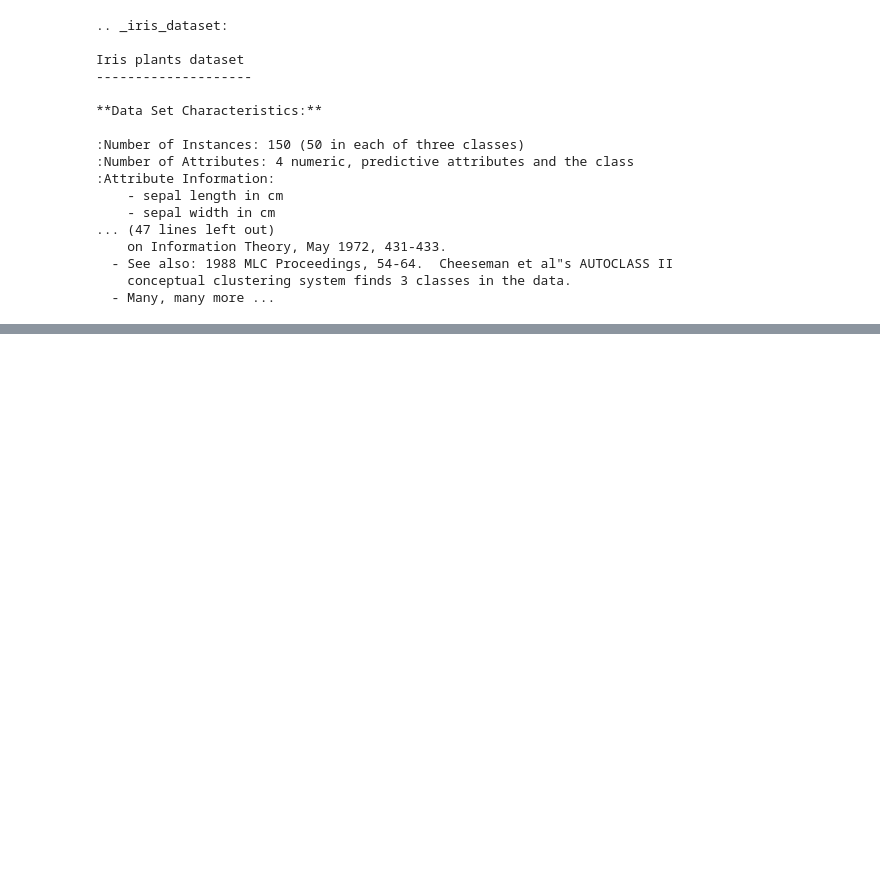
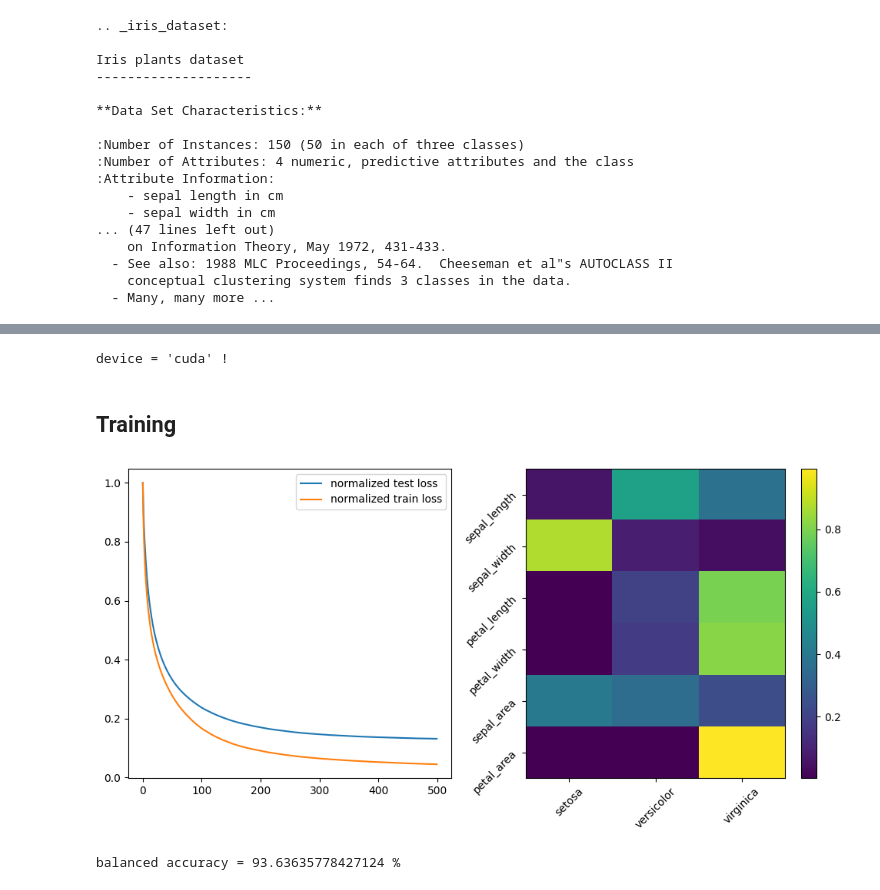
Before and after one commit to alexandre-laine/PyTorch-Tests, a Jupyter notebook: PyTorch_Irisdataset.ipynb, the cells around one changed output, grey strips where cells are left out. Cells and saved outputs as stored; diff of their text form; code cells hidden in the pictures; blank space fills up the shorter version.

Commit message:
Iris Dataset classification

```diff
--- a/PyTorch_Irisdataset.ipynb
+++ b/PyTorch_Irisdataset.ipynb
@@ -63,21 +82,18 @@ class my_classifier(torch.nn.Module):
         super(my_classifier, self).__init__()
 
         self.linear = torch.nn.Linear(N_feature, N_classe)
-        self.sigmoid = torch.nn.Sigmoid()
+        self.logsoftmax = torch.nn.LogSoftmax(dim=-1)
 
     def forward(self, x):
 
         x_in = self.linear(x)
-        x_out = self.sigmoid(x_in)
+        x_out = self.logsoftmax(x_in)
 
         return x_out
 # %%
-# select the loss function for the binary classification
-criterion = torch.nn(reduction="mean")
-batch_size = 2**5
-print(f"{batch_size = }")
-
 # select the device support
 device = "cuda" if torch.cuda.is_available() else "cpu"
 if device == "cuda" : torch.cuda.empty_cache()
 print(f"{device = } !")
+# %% [output]
+device = 'cuda' !
@@ -83,0 +211,13 @@ print(f"{device = } !")
+# %% [markdown]
+## Training
+# %%
+results_loss_train, results_loss_test, results_accuracy, model = train_model(
+    X_train=X_train,
+    X_test=X_test,
+    Y_train=Y_train,
+    Y_test=Y_test,
+    criterion="nll",
+    optimizer="rmsprop",
+    batch_size=2**3,
+    num_epochs=500
+)
@@ -83,0 +226,36 @@ print(f"{device = } !")
+# %%
+fig,ax = plt.subplots(
+    nrows=1,
+    ncols=2,
+    figsize=(10,5)
+)
+
+ax[0].plot(
+    range(500),
+    results_loss_test/results_loss_test.max(),
+    label="normalized test loss"
+)
+
+ax[0].plot(
+    range(500),
+    results_loss_train/results_loss_train.max(),
+    label="normalized train loss"
+)
+
+g = ax[1].imshow(
+    torch.softmax(model.linear.weight.cpu(), axis=0).detach().numpy().T,
+    aspect="auto"
+)
+ax[1].set_yticks(range(X.keys().shape[0]), X.keys(), rotation=45)
+ax[1].set_xticks(range(np.unique(Y).shape[0]), target_name, rotation=45)
+fig.colorbar(g, ax=ax[1])
+
+ax[0].legend()
+plt.tight_layout()
+plt.show()
+# %% [output]
+[figure, added]
+# %%
+print(f"balanced accuracy = {results_accuracy[-5:].mean().item()*100} %")
+# %% [output]
+balanced accuracy = 93.63635778427124 %
```
Also changed, not shown: parts of 11 cells of this notebook, 2 other files.
